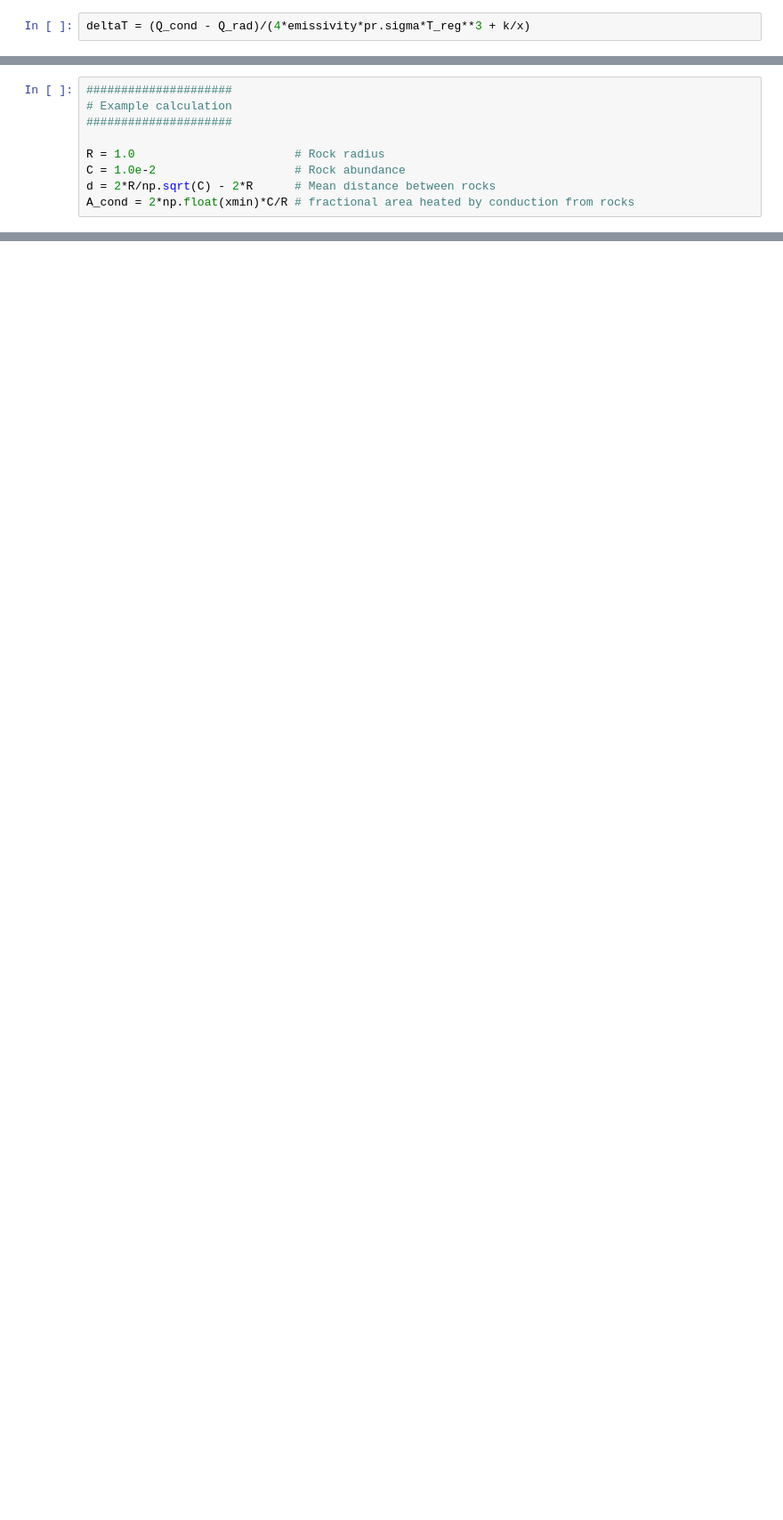
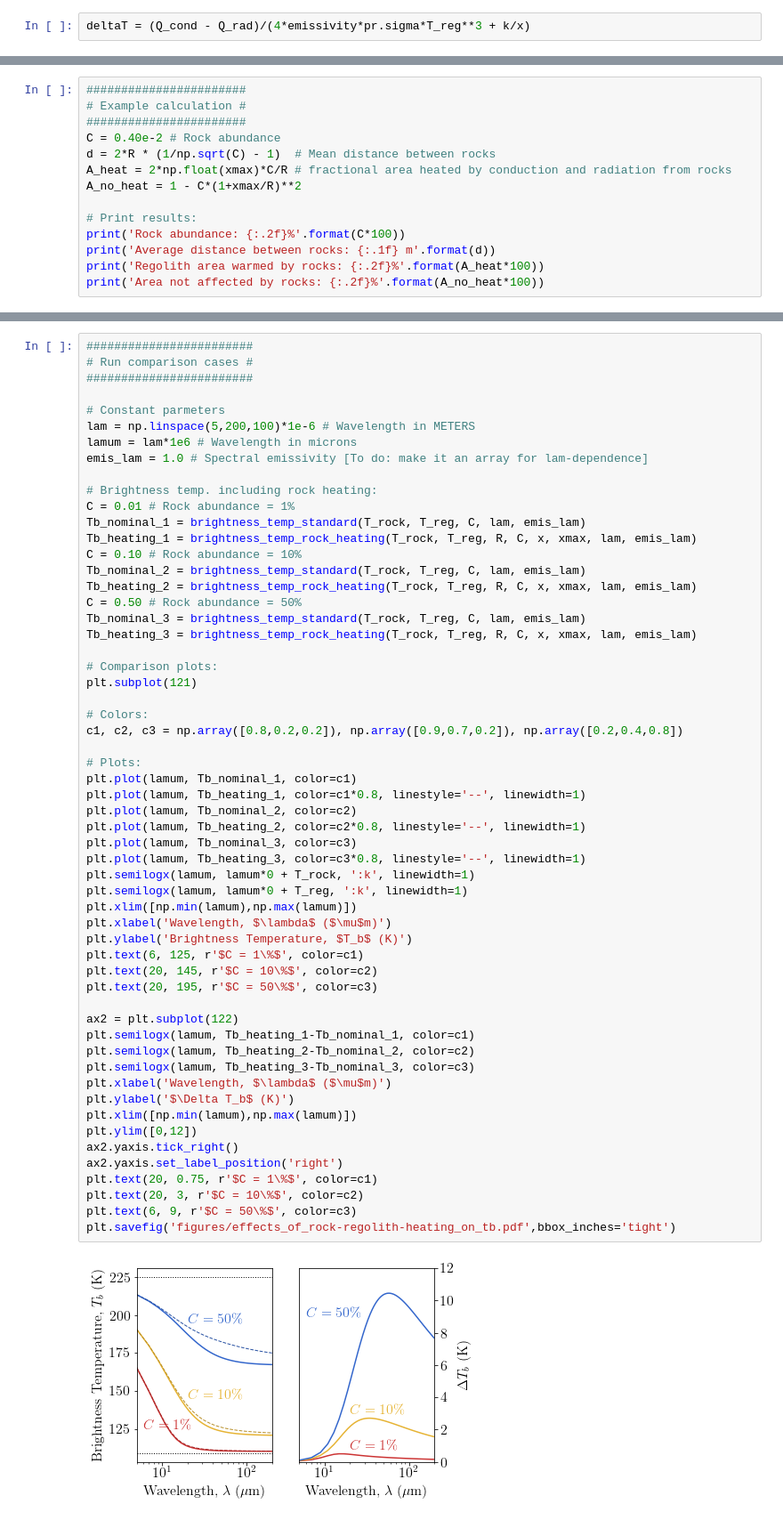
Before and after one commit to phayne/moon, a Jupyter notebook: Rock-Regolith-Temperatures.ipynb, the cells around one changed output, grey strips where cells are left out. Shown at 89% size. Cells and saved outputs as stored; diff of their text form; blank space fills up the shorter version.

```diff
--- a/Rock-Regolith-Temperatures.ipynb
+++ b/Rock-Regolith-Temperatures.ipynb
@@ -80,9 +186,14 @@ Typical rock concentrations on the Moon are $C \approx 1\%$ (*Bandfield et al.*,
 # %%
-#####################
-# Example calculation
-#####################
+#######################
+# Example calculation #
+#######################
+C = 0.40e-2 # Rock abundance
+d = 2*R * (1/np.sqrt(C) - 1)  # Mean distance between rocks
+A_heat = 2*np.float(xmax)*C/R # fractional area heated by conduction and radiation from rocks
+A_no_heat = 1 - C*(1+xmax/R)**2
 
-R = 1.0                       # Rock radius
-C = 1.0e-2                    # Rock abundance
-d = 2*R/np.sqrt(C) - 2*R      # Mean distance between rocks
-A_cond = 2*np.float(xmin)*C/R # fractional area heated by conduction from rocks
+# Print results:
+print('Rock abundance: {:.2f}%'.format(C*100))
+print('Average distance between rocks: {:.1f} m'.format(d))
+print('Regolith area warmed by rocks: {:.2f}%'.format(A_heat*100))
+print('Area not affected by rocks: {:.2f}%'.format(A_no_heat*100))
@@ -94,0 +268,59 @@ Fractional area of regolith warmed by conduction from rocks: 4.02e-04
+# %%
+########################
+# Run comparison cases #
+########################
+
+# Constant parmeters
+lam = np.linspace(5,200,100)*1e-6 # Wavelength in METERS
+lamum = lam*1e6 # Wavelength in microns
+emis_lam = 1.0 # Spectral emissivity [To do: make it an array for lam-dependence]
+
+# Brightness temp. including rock heating:
+C = 0.01 # Rock abundance = 1%
+Tb_nominal_1 = brightness_temp_standard(T_rock, T_reg, C, lam, emis_lam)
+Tb_heating_1 = brightness_temp_rock_heating(T_rock, T_reg, R, C, x, xmax, lam, emis_lam)
+C = 0.10 # Rock abundance = 10%
+Tb_nominal_2 = brightness_temp_standard(T_rock, T_reg, C, lam, emis_lam)
+Tb_heating_2 = brightness_temp_rock_heating(T_rock, T_reg, R, C, x, xmax, lam, emis_lam)
+C = 0.50 # Rock abundance = 50%
+Tb_nominal_3 = brightness_temp_standard(T_rock, T_reg, C, lam, emis_lam)
+Tb_heating_3 = brightness_temp_rock_heating(T_rock, T_reg, R, C, x, xmax, lam, emis_lam)
+
+# Comparison plots:
+plt.subplot(121)
+
+# Colors:
+c1, c2, c3 = np.array([0.8,0.2,0.2]), np.array([0.9,0.7,0.2]), np.array([0.2,0.4,0.8])
+
+# Plots:
+plt.plot(lamum, Tb_nominal_1, color=c1)
+plt.plot(lamum, Tb_heating_1, color=c1*0.8, linestyle='--', linewidth=1)
+plt.plot(lamum, Tb_nominal_2, color=c2)
+plt.plot(lamum, Tb_heating_2, color=c2*0.8, linestyle='--', linewidth=1)
+plt.plot(lamum, Tb_nominal_3, color=c3)
+plt.plot(lamum, Tb_heating_3, color=c3*0.8, linestyle='--', linewidth=1)
+plt.semilogx(lamum, lamum*0 + T_rock, ':k', linewidth=1)
+plt.semilogx(lamum, lamum*0 + T_reg, ':k', linewidth=1)
+plt.xlim([np.min(lamum),np.max(lamum)])
+plt.xlabel('Wavelength, $\lambda$ ($\mu$m)')
+plt.ylabel('Brightness Temperature, $T_b$ (K)')
+plt.text(6, 125, r'$C = 1\%$', color=c1)
+plt.text(20, 145, r'$C = 10\%$', color=c2)
+plt.text(20, 195, r'$C = 50\%$', color=c3)
+
+ax2 = plt.subplot(122)
+plt.semilogx(lamum, Tb_heating_1-Tb_nominal_1, color=c1)
+plt.semilogx(lamum, Tb_heating_2-Tb_nominal_2, color=c2)
+plt.semilogx(lamum, Tb_heating_3-Tb_nominal_3, color=c3)
+plt.xlabel('Wavelength, $\lambda$ ($\mu$m)')
+plt.ylabel('$\Delta T_b$ (K)')
+plt.xlim([np.min(lamum),np.max(lamum)])
+plt.ylim([0,12])
+ax2.yaxis.tick_right()
+ax2.yaxis.set_label_position('right')
+plt.text(20, 0.75, r'$C = 1\%$', color=c1)
+plt.text(20, 3, r'$C = 10\%$', color=c2)
+plt.text(6, 9, r'$C = 50\%$', color=c3)
+plt.savefig('figures/effects_of_rock-regolith-heating_on_tb.pdf',bbox_inches='tight')
+# %% [output]
+[figure, added]
```
Also changed, not shown: parts of 26 cells of this notebook.
